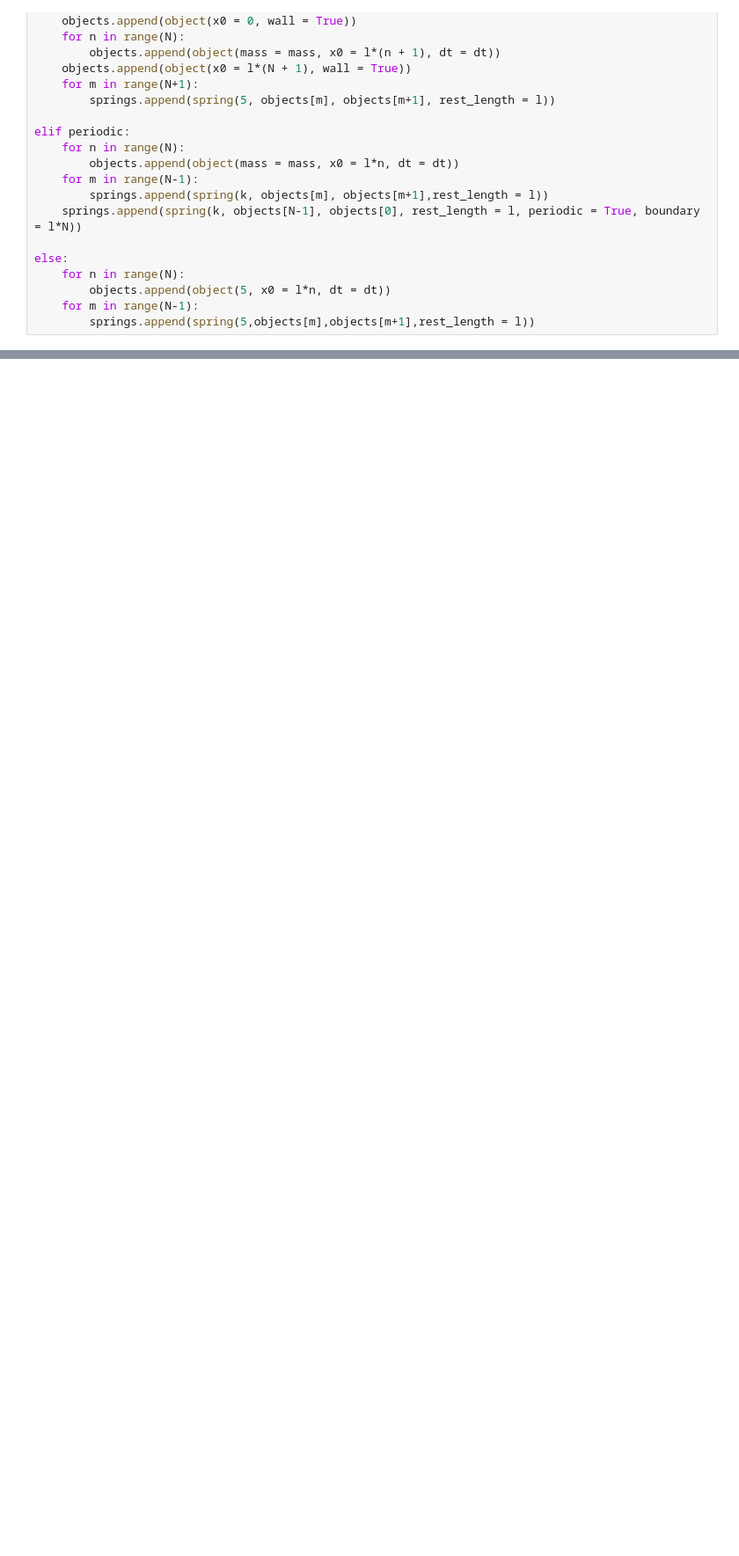
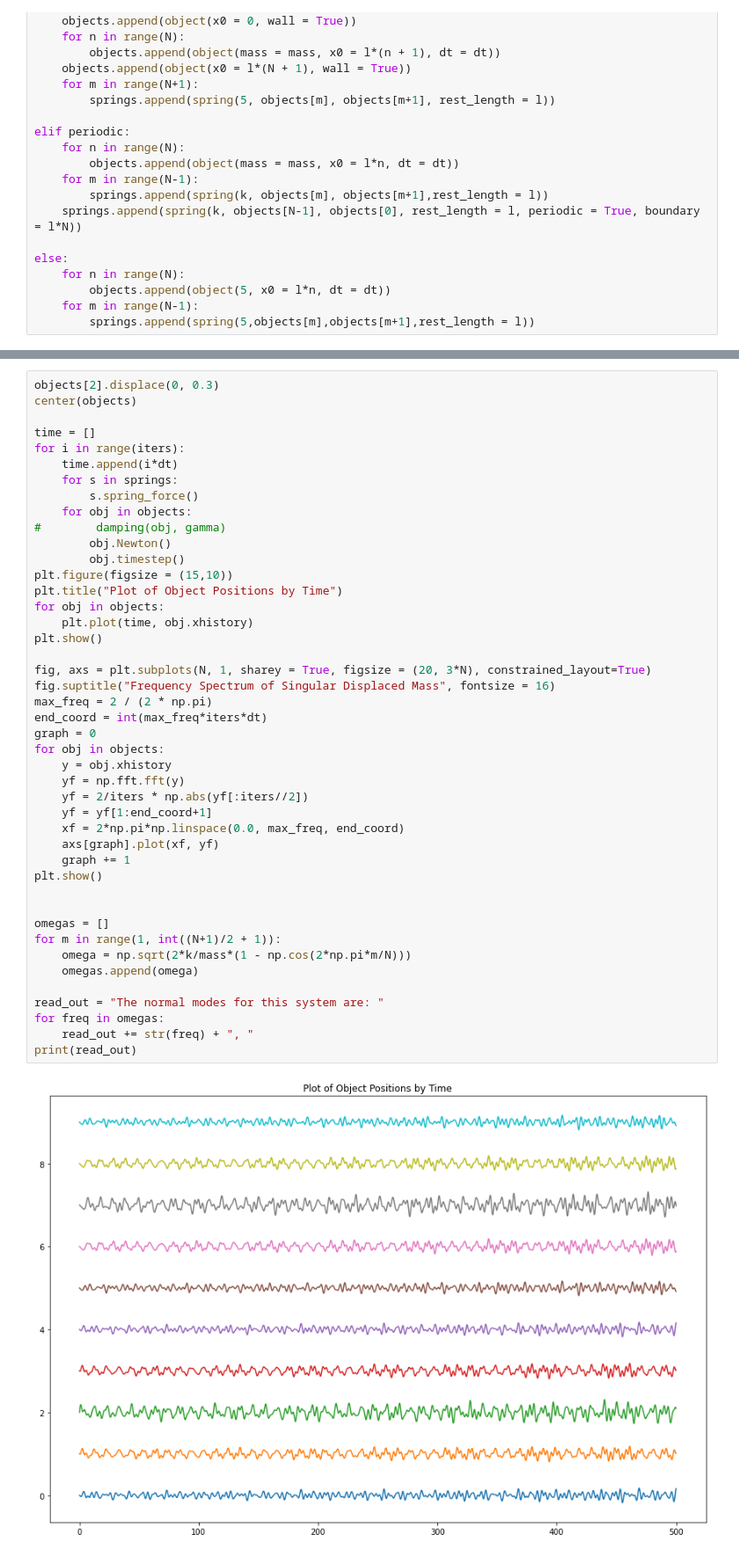
Before and after one commit to project-ida/phonons, a Jupyter notebook: string.ipynb, the cells around one changed output, grey strips where cells are left out. Shown at 88% size. Drawn from its saved outputs; the diff is of its cells as text; blank space fills up the shorter version.

```diff
--- a/string.ipynb
+++ b/string.ipynb
@@ -502,0 +613,46 @@ plt.show()
+# %%
+objects[2].displace(0, 0.3)
+center(objects)
+
+time = []
+for i in range(iters):
+    time.append(i*dt)
+    for s in springs:
+        s.spring_force()
+    for obj in objects:
+#        damping(obj, gamma)
+        obj.Newton()
+        obj.timestep()
+plt.figure(figsize = (15,10))
+plt.title("Plot of Object Positions by Time")
+for obj in objects:
+    plt.plot(time, obj.xhistory)
+plt.show()
+
+fig, axs = plt.subplots(N, 1, sharey = True, figsize = (20, 3*N), constrained_layout=True)
+fig.suptitle("Frequency Spectrum of Singular Displaced Mass", fontsize = 16)
+max_freq = 2 / (2 * np.pi)
+end_coord = int(max_freq*iters*dt)
+graph = 0
+for obj in objects:
+    y = obj.xhistory
+    yf = np.fft.fft(y)
+    yf = 2/iters * np.abs(yf[:iters//2])
+    yf = yf[1:end_coord+1]
+    xf = 2*np.pi*np.linspace(0.0, max_freq, end_coord)
+    axs[graph].plot(xf, yf)
+    graph += 1
+plt.show()
+
+
+omegas = []
+for m in range(1, int((N+1)/2 + 1)):
+    omega = np.sqrt(2*k/mass*(1 - np.cos(2*np.pi*m/N)))
+    omegas.append(omega)
+
+read_out = "The normal modes for this system are: "
+for freq in omegas:
+    read_out += str(freq) + ", "
+print(read_out)
+# %% [output]
+[figure, added]
```
Also changed, not shown: parts of 9 cells of this notebook.
